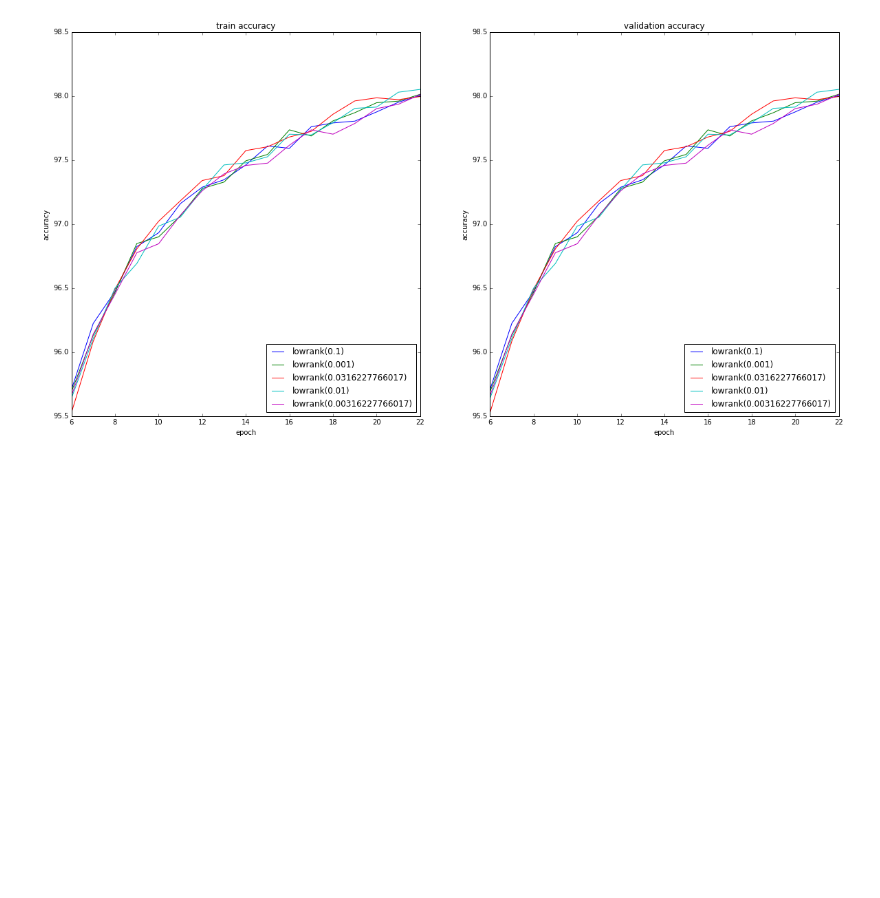
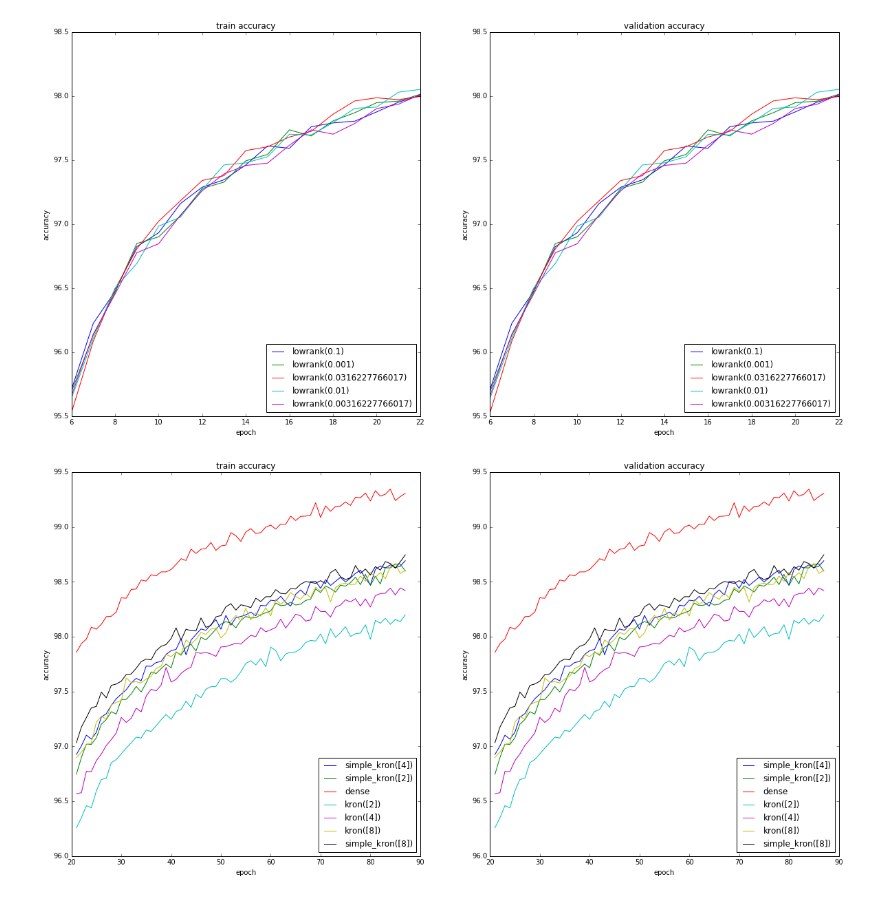
Before and after one commit to thatdeep/kron_layer_lasagne, a Jupyter notebook: train_history_visualization.ipynb, the cells around one changed output. Saved outputs shown, nothing was run; the diff lists cells and outputs as text; code cells hidden in the pictures; blank space fills up the shorter version.

Commit message:
train history for kron layers

```diff
--- a/train_history_visualization.ipynb
+++ b/train_history_visualization.ipynb
@@ -231,3 +231,31 @@ None
 visualize_lowranks(k=5)
 # %% [output]
 [figure]
+# %%
+def visualize_krons(k=0):
+    results = pickle.load(open('compare_krons.dict', 'r'))
+
+    f, axes = plt.subplots(1, 2, figsize=(20, 10))
+
+    ax1, ax2 = axes
+
+    #results = {"dense": results}
+
+    names = list(results.keys())
+    for name in names:
+        train_seq = results[name]['train_acc'][k:]
+        val_seq = results[name]['val_acc'][k:]
+        ax1.plot(np.arange(len(train_seq)) + k + 1, train_seq, label=name)
+        ax2.plot(np.arange(len(val_seq)) + k + 1, train_seq, label=name)
+    ax1.legend(loc=4)
+    ax1.set_xlabel('epoch')
+    ax1.set_ylabel('accuracy')
+    ax1.set_title('train accuracy')
+    ax2.legend(loc=4)
+    ax2.set_xlabel('epoch')
+    ax2.set_ylabel('accuracy')
+    ax2.set_title('validation accuracy')
+# %%
+visualize_krons(20)
+# %% [output]
+[figure, added]
```
